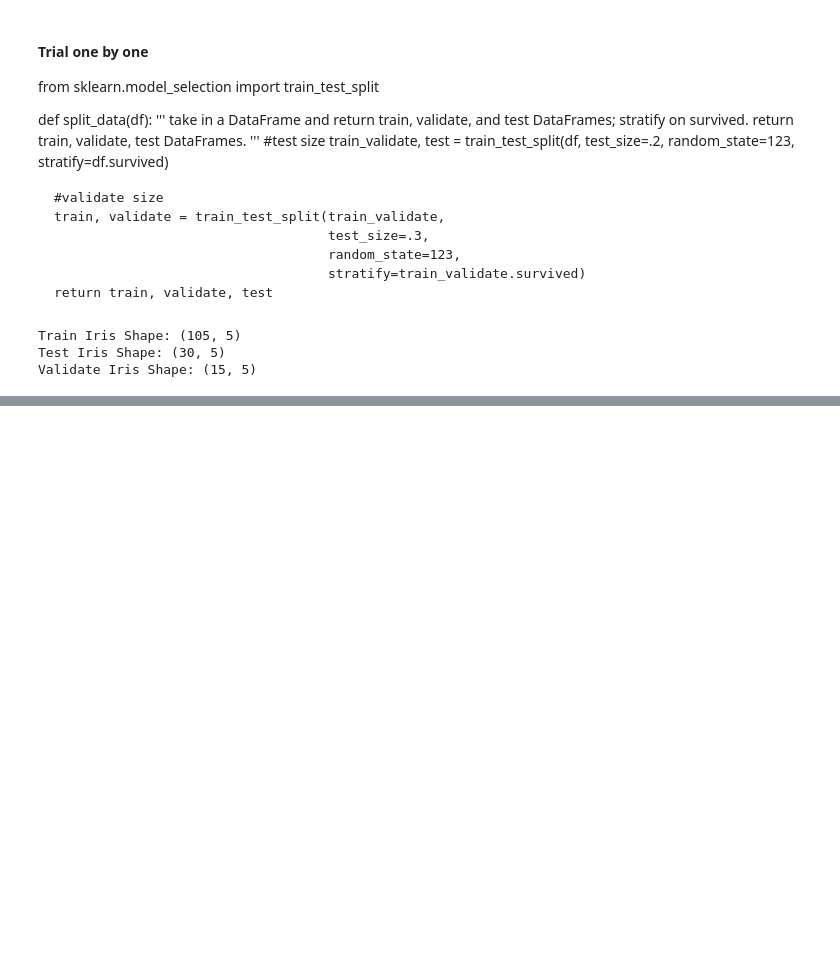
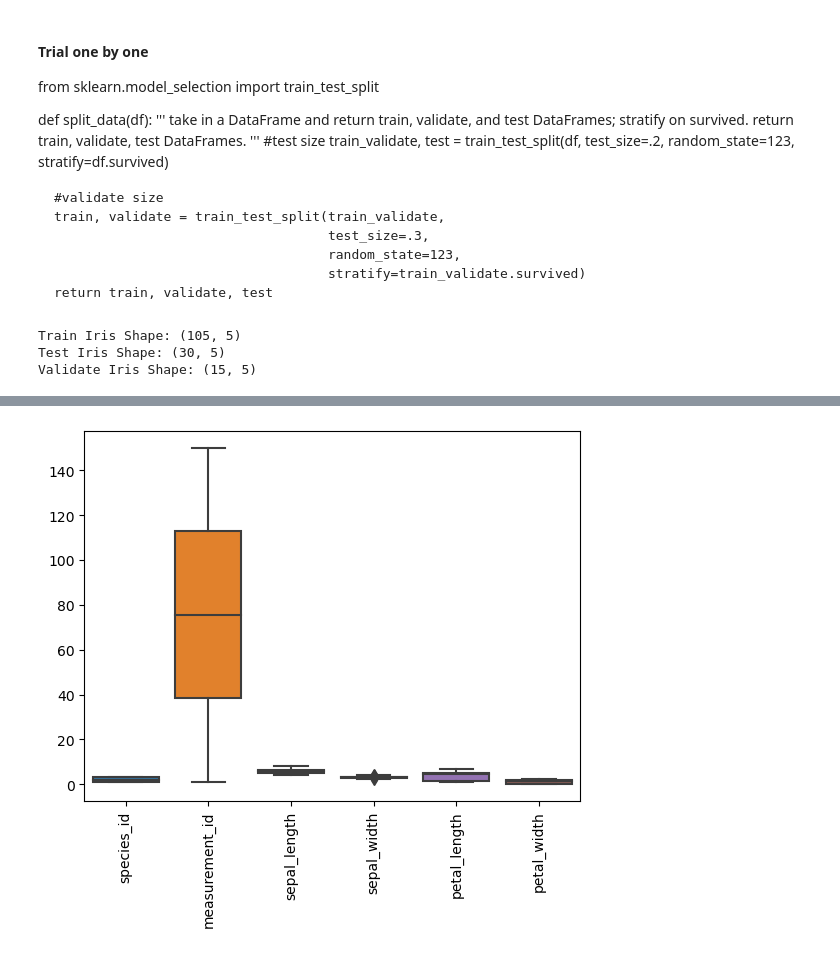
Before and after one commit to AaronFischer99/classification-exercises, a Jupyter notebook: classification_exercises.ipynb, the cells around one changed output, grey strips where cells are left out. Cells and saved outputs as stored; diff of their text form; code cells hidden in the pictures; blank space fills up the shorter version.

```diff
--- a/classification_exercises.ipynb
+++ b/classification_exercises.ipynb
@@ -287,0 +367,5 @@ Validate Iris Shape: (15, 5)
+# %%
+sns.boxplot(data=iris)
+plt.xticks(rotation=90);
+# %% [output]
+[figure, added]
```
Also changed, not shown: parts of 53 cells of this notebook.
